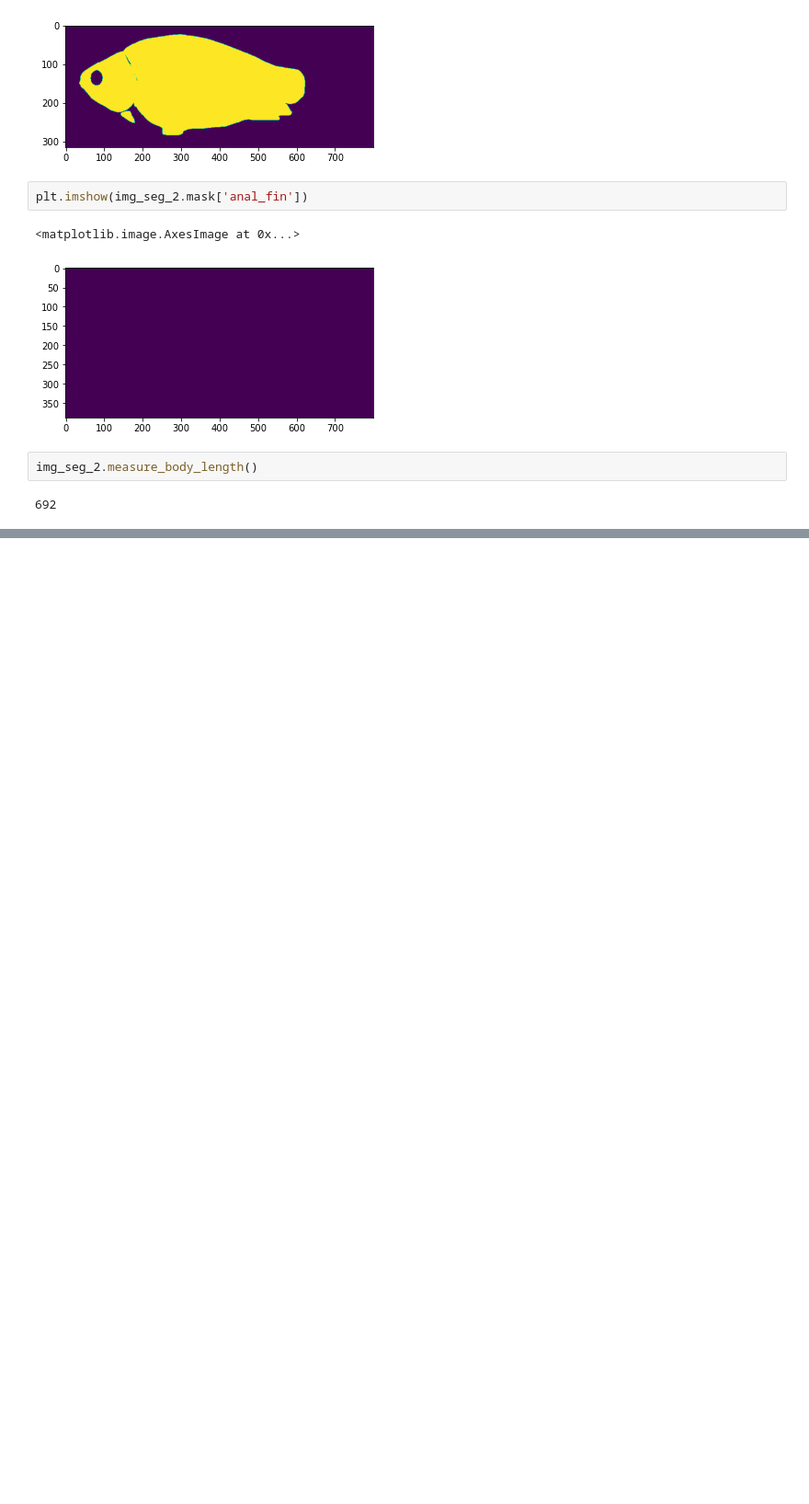
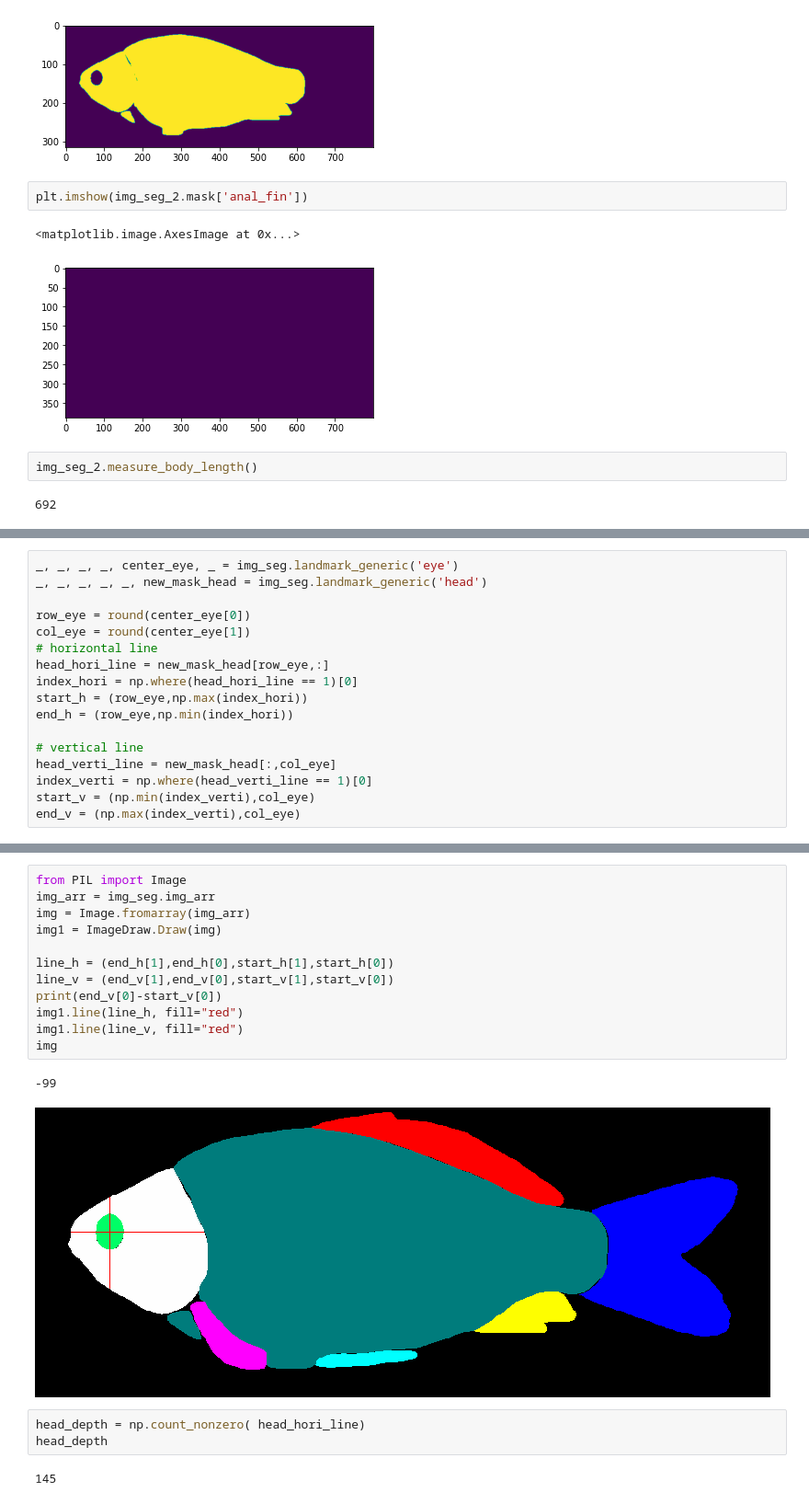
Before and after one commit to hdr-bgnn/Morphology-analysis, a Jupyter notebook: Scripts/Morphology_dev.ipynb, the cells around one changed output, grey strips where cells are left out. Shown: that part at 92% size. Saved outputs shown, nothing was run; the diff lists cells and outputs as text; blank space fills up the shorter version.

```diff
--- a/Scripts/Morphology_dev.ipynb
+++ b/Scripts/Morphology_dev.ipynb
@@ -597,0 +668,17 @@ img_seg_2.measure_body_length()
+# %%
+_, _, _, _, center_eye, _ = img_seg.landmark_generic('eye')
+_, _, _, _, _, new_mask_head = img_seg.landmark_generic('head')
+
+row_eye = round(center_eye[0])
+col_eye = round(center_eye[1])
+# horizontal line
+head_hori_line = new_mask_head[row_eye,:]
+index_hori = np.where(head_hori_line == 1)[0]
+start_h = (row_eye,np.max(index_hori))
+end_h = (row_eye,np.min(index_hori))
+
+# vertical line
+head_verti_line = new_mask_head[:,col_eye]
+index_verti = np.where(head_verti_line == 1)[0]
+start_v = (np.min(index_verti),col_eye)
+end_v = (np.max(index_verti),col_eye)
@@ -597,0 +689,20 @@ img_seg_2.measure_body_length()
+# %%
+from PIL import Image
+img_arr = img_seg.img_arr
+img = Image.fromarray(img_arr)
+img1 = ImageDraw.Draw(img)
+
+line_h = (end_h[1],end_h[0],start_h[1],start_h[0])
+line_v = (end_v[1],end_v[0],start_v[1],start_v[0])
+print(end_v[0]-start_v[0])
+img1.line(line_h, fill="red")
+img1.line(line_v, fill="red")
+img
+# %% [output]
+-99
+[figure, added]
+# %%
+head_depth = np.count_nonzero( head_hori_line)
+head_depth
+# %% [output]
+145
```
Also changed, not shown: parts of 21 cells of this notebook, 2 other files.
